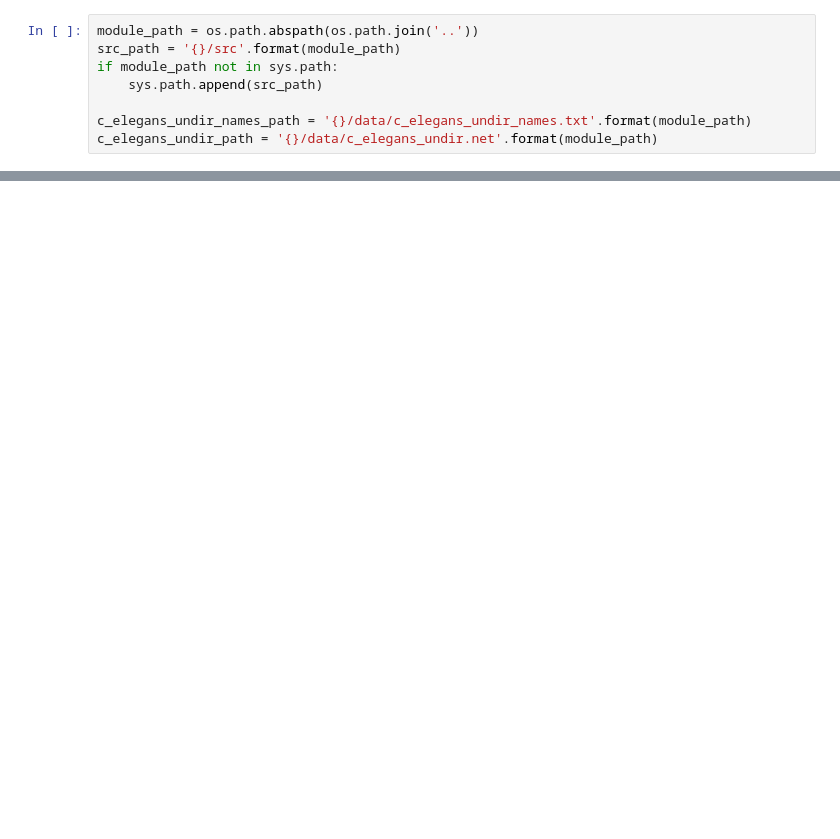
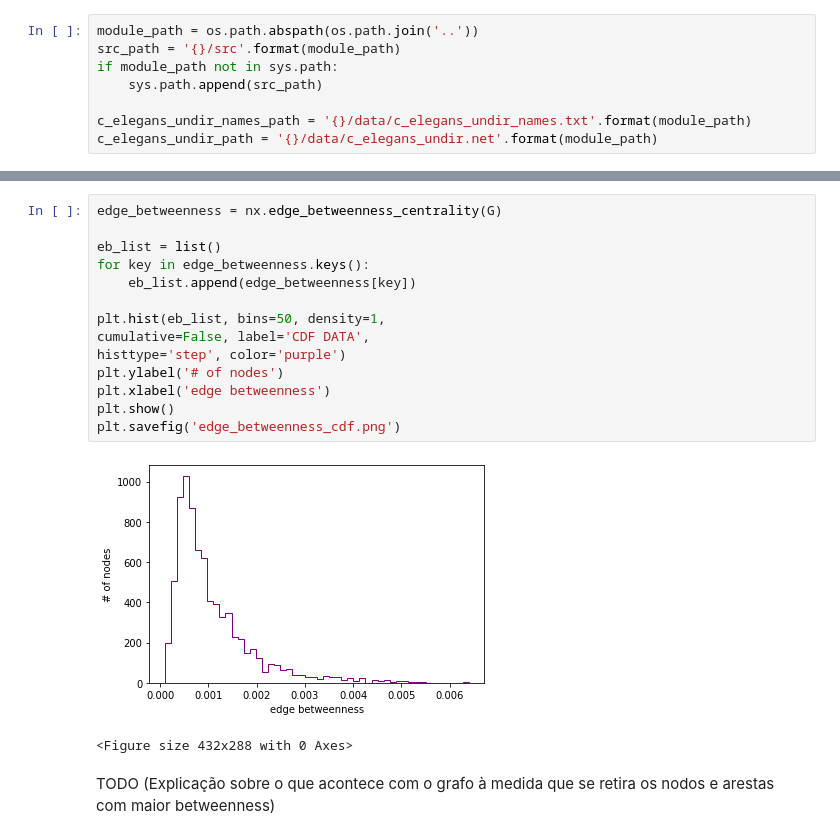
Before and after one commit to GeovaneF55/complex_networks, a Jupyter notebook: notebook/analisys.ipynb, the cells around one changed output, grey strips where cells are left out. Cells and saved outputs as stored; diff of their text form; blank space fills up the shorter version.

```diff
--- a/notebook/analisys.ipynb
+++ b/notebook/analisys.ipynb
@@ -124,0 +168,19 @@ plt.savefig('degree_cdf.png')
+# %%
+edge_betweenness = nx.edge_betweenness_centrality(G)
+
+eb_list = list()
+for key in edge_betweenness.keys():
+    eb_list.append(edge_betweenness[key])
+
+plt.hist(eb_list, bins=50, density=1,
+cumulative=False, label='CDF DATA',
+histtype='step', color='purple')
+plt.ylabel('# of nodes')
+plt.xlabel('edge betweenness')
+plt.show()
+plt.savefig('edge_betweenness_cdf.png')
+# %% [output]
+[figure, added]
+<Figure size 432x288 with 0 Axes>
+# %% [markdown]
+TODO (Explicação sobre o que acontece com o grafo à medida que se retira os nodos e arestas com maior betweenness)
```
Also changed, not shown: parts of 57 cells of this notebook.
